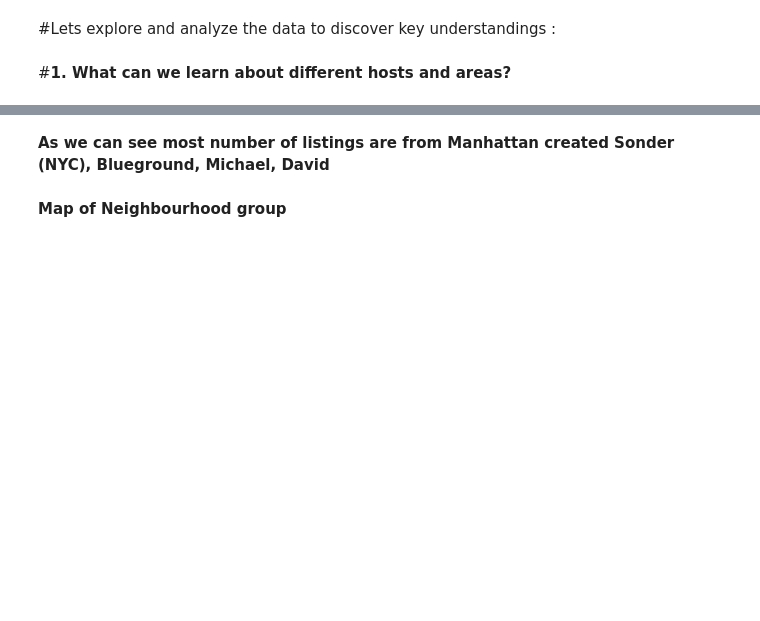
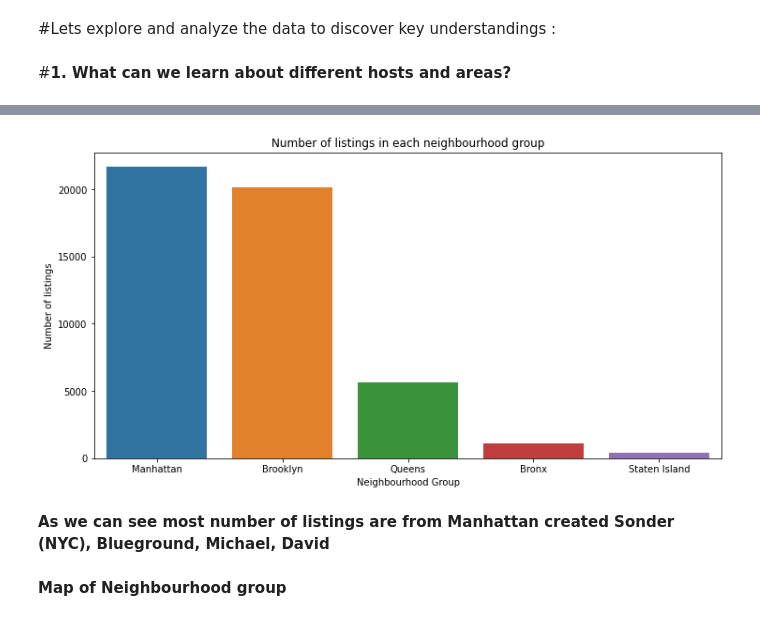
Before and after one commit to shubh4866/Air_bnb_Almabetter-, a Jupyter notebook: Air_bnb_Project(git).ipynb, the cells around one changed output, grey strips where cells are left out. Saved outputs shown, nothing was run; the diff lists cells and outputs as text; code cells hidden in the pictures; blank space fills up the shorter version.

```diff
--- a/Air_bnb_Project(git).ipynb
+++ b/Air_bnb_Project(git).ipynb
@@ -179,0 +266,4 @@ plot1=air_df2.groupby(['neighbourhood_group']).count().plot(kind='pie', y='calcu
+# %%
+# Number of Airbnb listed in each neighbourhood
+df_rept=air_df2.groupby(['neighbourhood_group'])['id'].count().reset_index().rename(columns = {'id':'count'}).sort_values(by='count', ascending = False)
+df_rept.head()
@@ -180,3 +277,13 @@ plot1=air_df2.groupby(['neighbourhood_group']).count().plot(kind='pie', y='calcu
+# %%
+# Visualizing the number of listings in each neighbourhood through bar plot
+plt.rcParams['figure.figsize'] = (12,6)
+ax = sns.barplot(x = df_rept['neighbourhood_group'], y = df_rept['count'])
+ax.set_xlabel('Neighbourhood Group')
+ax.set_ylabel('Number of listings')
+ax.set_title('Number of listings in each neighbourhood group')
+plt.show()
+# %% [output]
+[figure, added]
 # %% [markdown]
 **As we can see most number of listings are from Manhattan created Sonder (NYC), Blueground, Michael, David**
 # %% [markdown]
```
Also changed, not shown: parts of 47 cells of this notebook.
